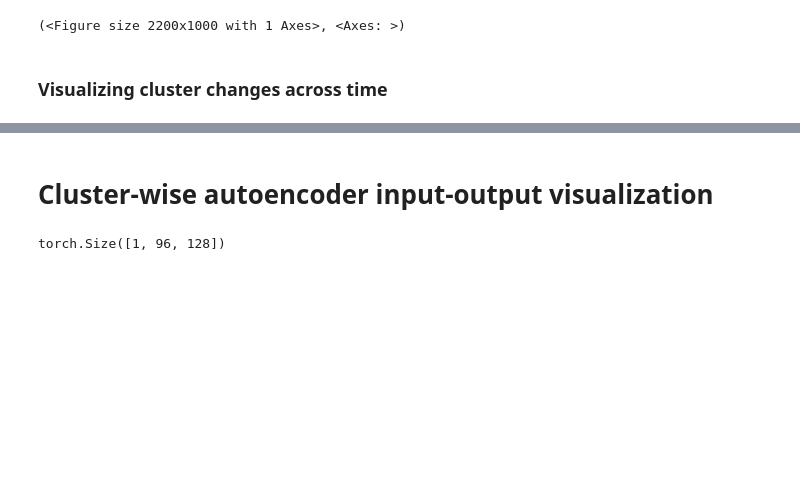
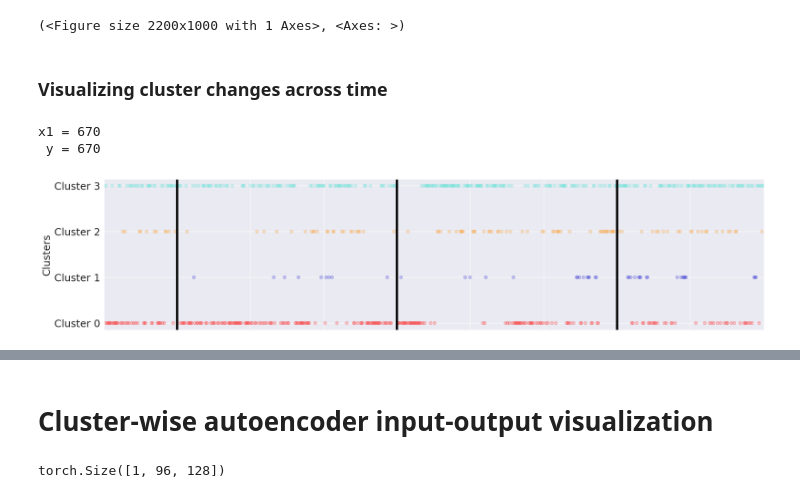
Before and after one commit to UW-MLGEO/MLGEO2024_Geldingadalir, a Jupyter notebook: notebooks/ClusTremor_Pytorch.ipynb, the cells around one changed output, grey strips where cells are left out. Cells and saved outputs as stored; diff of their text form; code cells hidden in the pictures; blank space fills up the shorter version.

Commit message:
making plots more generic

```diff
--- a/notebooks/ClusTremor_Pytorch.ipynb
+++ b/notebooks/ClusTremor_Pytorch.ipynb
@@ -902,4 +964,64 @@ with open('km-n4-ft.txt', 'w') as file:
   file.write(filedata)
 # %% [markdown]
 ### Visualizing cluster changes across time
+# %%
+## Visualize the temporal changes in the clusters
+## adapted from original code to deal with different size datasets
+
+import numpy as np
+import matplotlib.pyplot as plt
+from matplotlib.colors import LinearSegmentedColormap
+
+# Load the data (update the file name as needed)
+y = np.loadtxt('km-n4-ft.txt')
+
+# Dynamically generate x1 based on the size of y
+x1 = np.arange(len(y))
+
+# Define the colormap
+colors = ['red', 'mediumblue', 'darkorange', 'turquoise']
+cmap_name = 'my_list'
+cmap = LinearSegmentedColormap.from_list(cmap_name, colors)
+
+# Create the figure
+fig = plt.figure(figsize=(18, 4))
+ax = fig.add_subplot()
+
+# Display size of x1 and y
+print(f'x1 = {len(x1)} \n y = {len(y)}')
+
+# Scatter plot
+sc = ax.scatter(x1, y, c=y, cmap=cmap, s=30, alpha=0.2)
+
+# Set y-ticks dynamically
+unique_labels = np.unique(y).astype(int)
+ax.set_yticks(unique_labels)
+ax.set_yticklabels([f'Cluster {label}' for label in unique_labels], fontsize=18)
+plt.ylabel('Clusters', fontsize=18)
+
+# Dynamically set x-ticks
+n_ticks = 10  # Define the number of x-ticks
+x_ticks = np.linspace(0, len(x1) - 1, n_ticks, dtype=int)
+# x_tick_labels = [f'Day {i}' for i in range(n_ticks)]
+#x_tick_labels = ''
+ax.set_xticks(x_ticks)
+ax.set_xticklabels(x_tick_labels, fontsize=16)
+
+# Example vertical lines (adjust dynamically if needed)
+vertical_lines = [x_ticks[1], x_ticks[4], x_ticks[7]]
+for vline in vertical_lines:
+    ax.axvline(x=vline, linewidth=4, color='black')
+
+# Set x-limits (optionally zoom into a specific range)
+plt.xlim(0, len(x1) - 1)  # Full range
+# plt.xlim(980, 1020)  # Zoomed-in range (optional)
+
+plt.tight_layout()
+
+# Save the figure
+fig.savefig('Temporal_Cluster_Changes.png', dpi=100)
+# %% [output]
+x1 = 670
+ y = 670
+[figure, added]
 # %%
```
Also changed, not shown: parts of 24 cells of this notebook, 15 other files.
